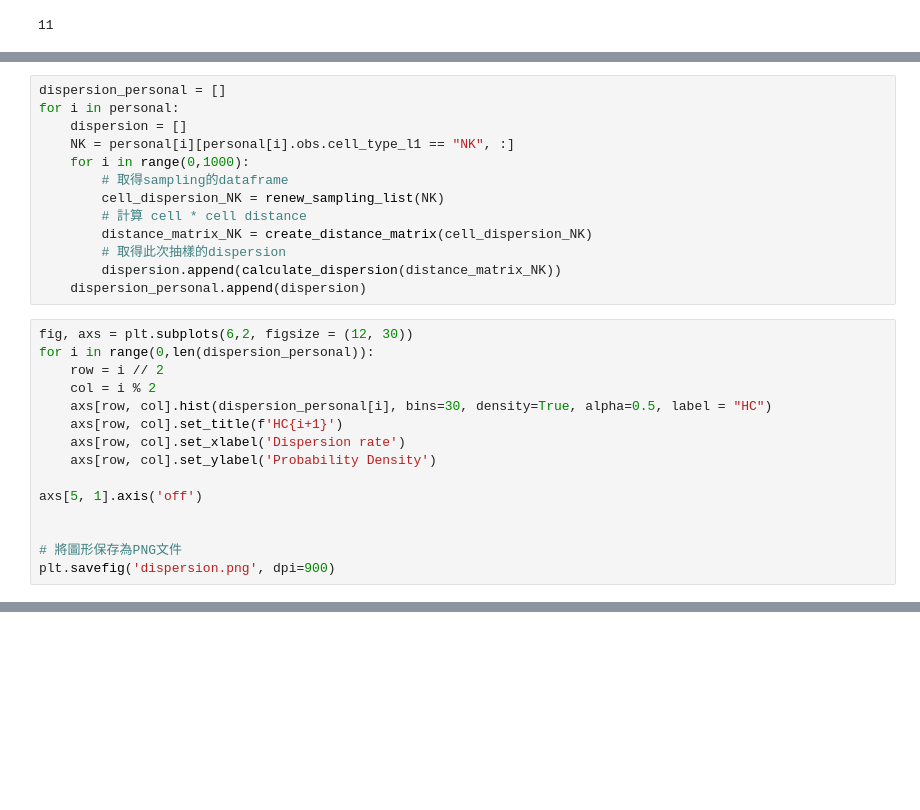
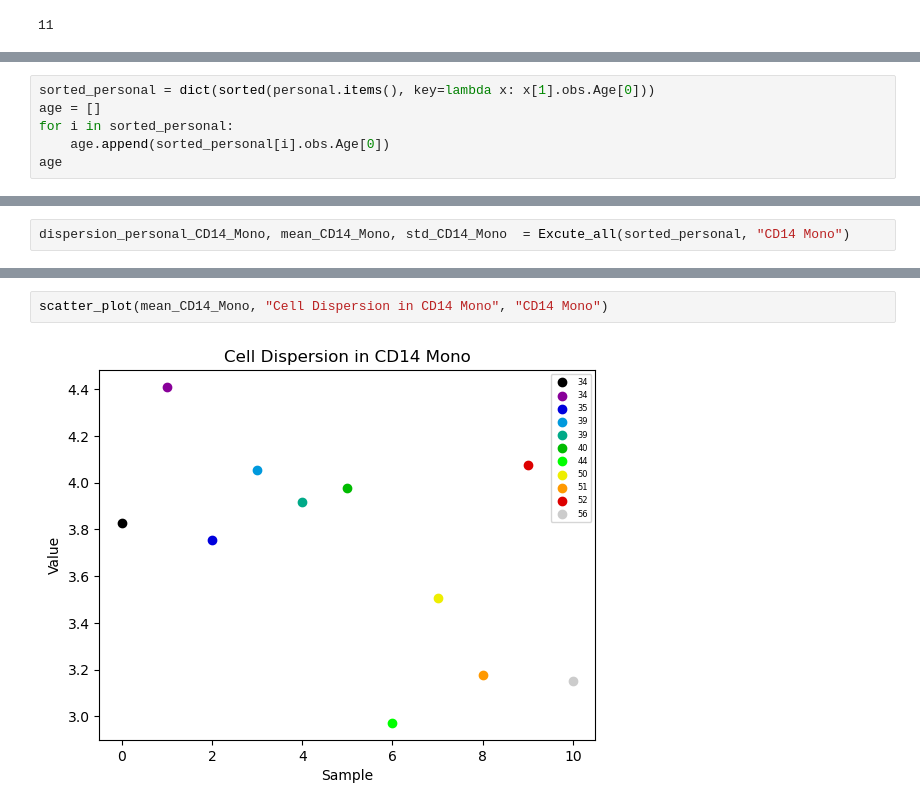
Before and after one commit to benson8902/Research, a Jupyter notebook: Code/Step4 Start Cell Dispersion.ipynb, the cells around one changed output, grey strips where cells are left out. Cells and saved outputs as stored; diff of their text form; blank space fills up the shorter version.

```diff
--- a/Code/Step4 Start Cell Dispersion.ipynb
+++ b/Code/Step4 Start Cell Dispersion.ipynb
@@ -69,0 +69,6 @@ ArrayView([[-0.04113887, -0.02130056, -0.08352882, ..., -0.02508638,
+# %%
+sorted_personal = dict(sorted(personal.items(), key=lambda x: x[1].obs.Age[0]))
+age = []
+for i in sorted_personal:
+    age.append(sorted_personal[i].obs.Age[0])
+age
@@ -170,28 +166,0 @@ def calculate_dispersion(distance):
-# %%
-dispersion_personal = []
-for i in personal:
-    dispersion = []
-    NK = personal[i][personal[i].obs.cell_type_l1 == "NK", :]
-    for i in range(0,1000):
-        # 取得sampling的dataframe
-        cell_dispersion_NK = renew_sampling_list(NK)
-        # 計算 cell * cell distance
-        distance_matrix_NK = create_distance_matrix(cell_dispersion_NK)
-        # 取得此次抽樣的dispersion
-        dispersion.append(calculate_dispersion(distance_matrix_NK))
-    dispersion_personal.append(dispersion)
-# %%
-fig, axs = plt.subplots(6,2, figsize = (12, 30))
-for i in range(0,len(dispersion_personal)):
-    row = i // 2
-    col = i % 2
-    axs[row, col].hist(dispersion_personal[i], bins=30, density=True, alpha=0.5, label = "HC")
-    axs[row, col].set_title(f'HC{i+1}')
-    axs[row, col].set_xlabel('Dispersion rate')
-    axs[row, col].set_ylabel('Probability Density')
-
-axs[5, 1].axis('off')
-
-
-# 將圖形保存為PNG文件
-plt.savefig('dispersion.png', dpi=900)
@@ -207,0 +240,2 @@ Text(0, 0.5, 'Probability Density')
+# %%
+dispersion_personal_CD14_Mono, mean_CD14_Mono, std_CD14_Mono  = Excute_all(sorted_personal, "CD14 Mono")
@@ -207,0 +269,4 @@ Text(0, 0.5, 'Probability Density')
+# %%
+scatter_plot(mean_CD14_Mono, "Cell Dispersion in CD14 Mono", "CD14 Mono")
+# %% [output]
+[figure, added]
```
Also changed, not shown: parts of 79 cells of this notebook, 1 other file.
